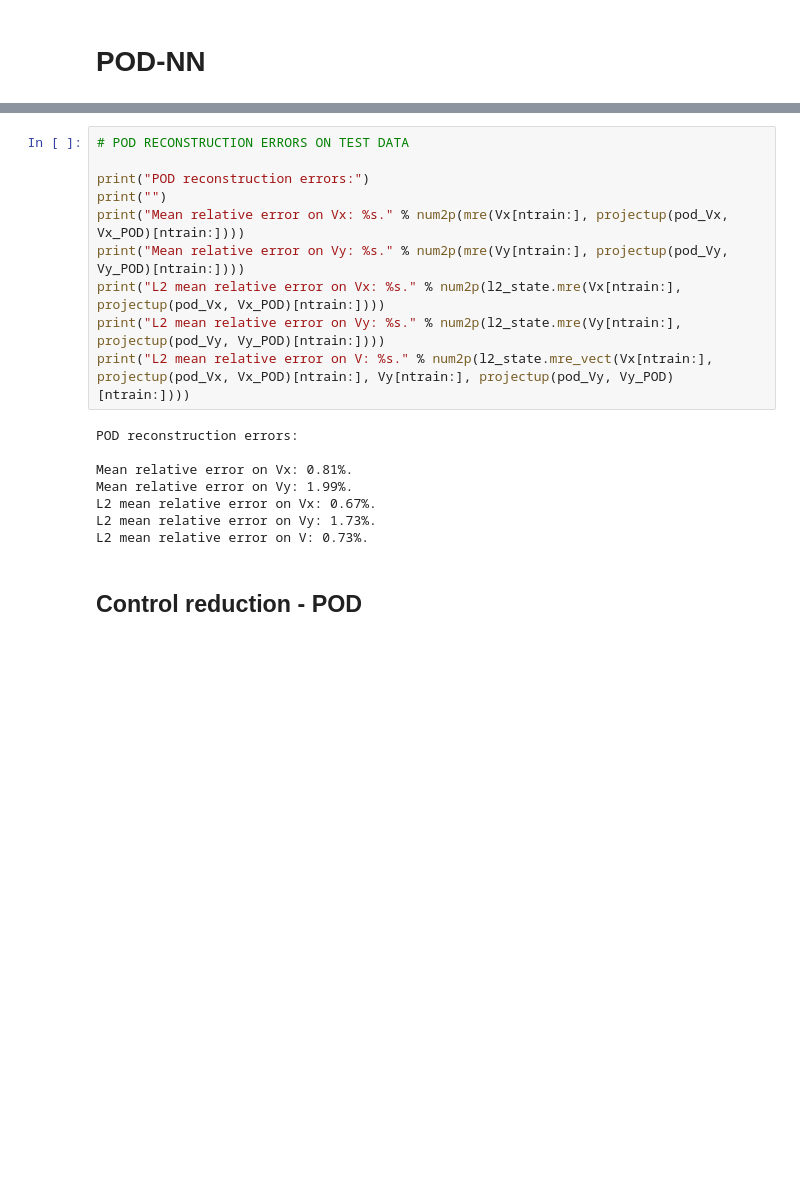
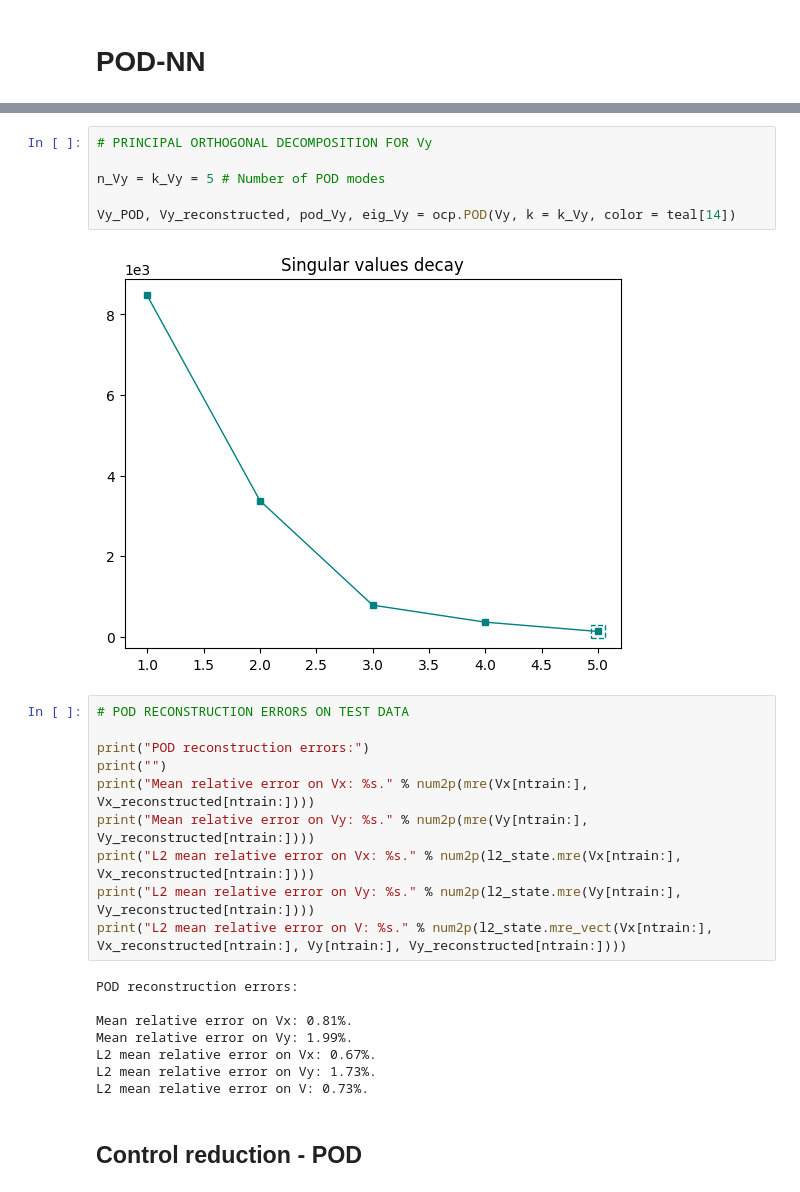
Before and after one commit to MatteoTomasetto/OCP-DL-ROM, a Jupyter notebook: SteadyFlowControl.ipynb, the cells around one changed output, grey strips where cells are left out. Drawn from its saved outputs; the diff is of its cells as text; blank space fills up the shorter version.

```diff
--- a/SteadyFlowControl.ipynb
+++ b/SteadyFlowControl.ipynb
@@ -330,13 +316,21 @@ plt.title("Singular values decay");
+# %%
+# PRINCIPAL ORTHOGONAL DECOMPOSITION FOR Vy
+
+n_Vy = k_Vy = 5 # Number of POD modes
+
+Vy_POD, Vy_reconstructed, pod_Vy, eig_Vy = ocp.POD(Vy, k = k_Vy, color = teal[14])
+# %% [output]
+[figure, added]
 # %%
 # POD RECONSTRUCTION ERRORS ON TEST DATA
 
 print("POD reconstruction errors:")
 print("")
-print("Mean relative error on Vx: %s." % num2p(mre(Vx[ntrain:], projectup(pod_Vx, Vx_POD)[ntrain:])))
-print("Mean relative error on Vy: %s." % num2p(mre(Vy[ntrain:], projectup(pod_Vy, Vy_POD)[ntrain:])))
-print("L2 mean relative error on Vx: %s." % num2p(l2_state.mre(Vx[ntrain:], projectup(pod_Vx, Vx_POD)[ntrain:])))
-print("L2 mean relative error on Vy: %s." % num2p(l2_state.mre(Vy[ntrain:], projectup(pod_Vy, Vy_POD)[ntrain:])))
-print("L2 mean relative error on V: %s." % num2p(l2_state.mre_vect(Vx[ntrain:], projectup(pod_Vx, Vx_POD)[ntrain:], Vy[ntrain:], projectup(pod_Vy, Vy_POD)[ntrain:])))
+print("Mean relative error on Vx: %s." % num2p(mre(Vx[ntrain:], Vx_reconstructed[ntrain:])))
+print("Mean relative error on Vy: %s." % num2p(mre(Vy[ntrain:], Vy_reconstructed[ntrain:])))
+print("L2 mean relative error on Vx: %s." % num2p(l2_state.mre(Vx[ntrain:], Vx_reconstructed[ntrain:])))
+print("L2 mean relative error on Vy: %s." % num2p(l2_state.mre(Vy[ntrain:], Vy_reconstructed[ntrain:])))
+print("L2 mean relative error on V: %s." % num2p(l2_state.mre_vect(Vx[ntrain:], Vx_reconstructed[ntrain:], Vy[ntrain:], Vy_reconstructed[ntrain:])))
 # %% [output]
 POD reconstruction errors:
 
```
Also changed, not shown: parts of 20 cells of this notebook, 8 other files.
